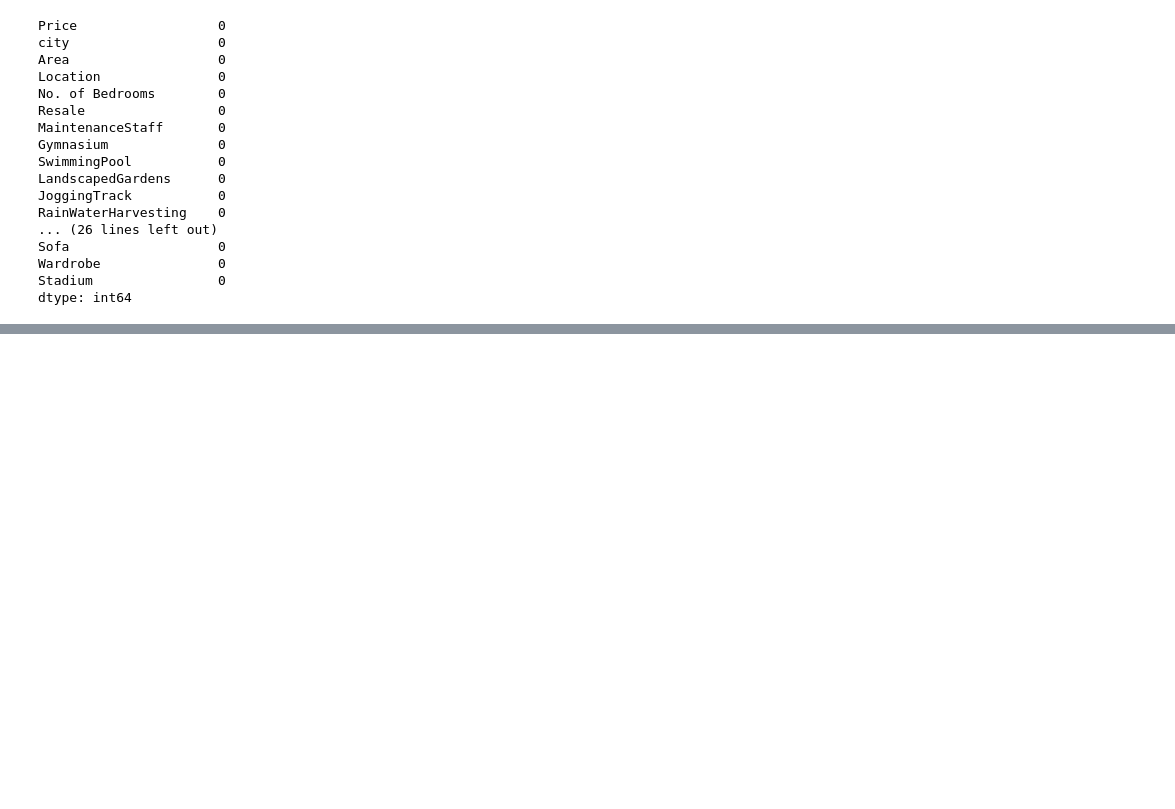
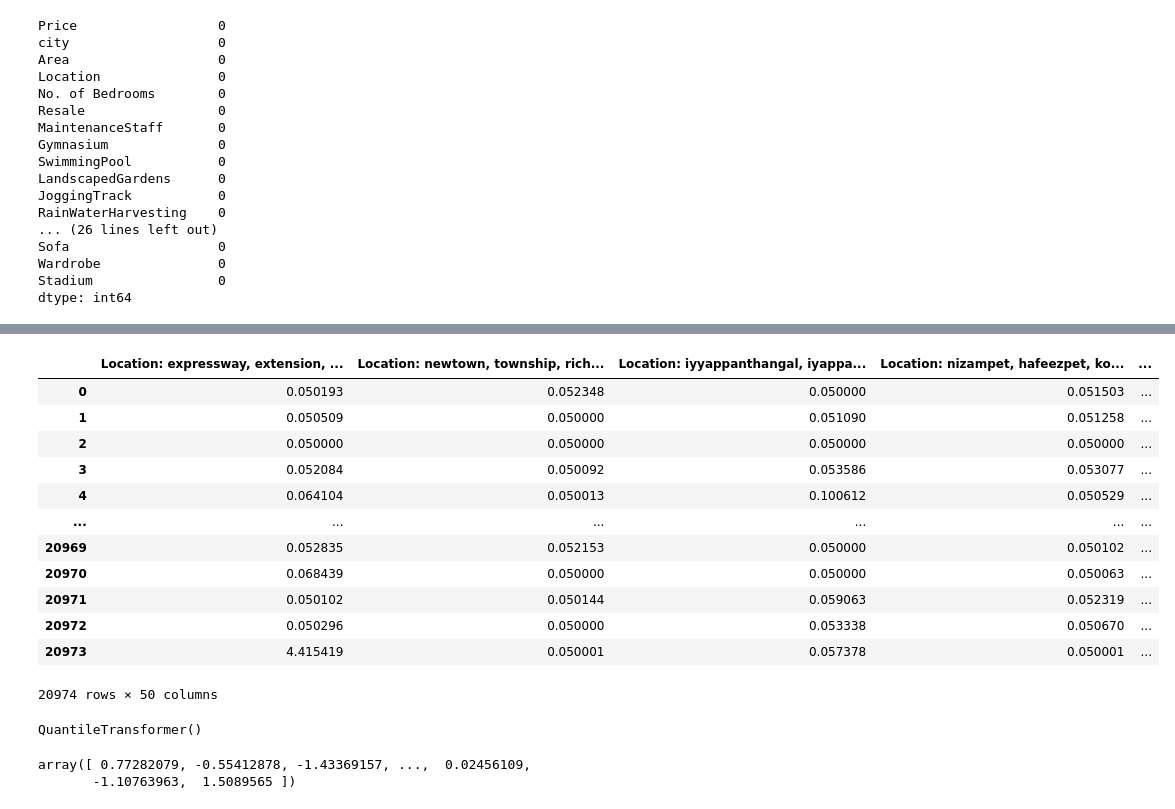
Before and after one commit to mmartinb75/ml_course_test, a Jupyter notebook: preprocesing_data.ipynb, the cells around one changed output, grey strips where cells are left out. Drawn from its saved outputs; the diff is of its cells as text; code cells hidden in the pictures; blank space fills up the shorter version.

```diff
--- a/preprocesing_data.ipynb
+++ b/preprocesing_data.ipynb
@@ -93,0 +137,7 @@ import
+# %%
+# procesar location.
+from skrub import GapEncoder
+
+gapEncoder = GapEncoder(n_components=50)
+# %%
+gapEncoder.fit(df_train['Location'])
@@ -93,0 +166,17 @@ import
+# %%
+cat_location_data = gapEncoder.transform(df_train['Location'])
+cat_location_data
+# %% [output]
+|  | Location: expressway, extension, ... | Location: newtown, township, rich... | Location: iyyappanthangal, iyappa... | Location: nizampet, hafeezpet, ko... | ... |
+| 0 | 0.050193 | 0.052348 | 0.050000 | 0.051503 | ... |
+| 1 | 0.050509 | 0.050000 | 0.051090 | 0.051258 | ... |
+| 2 | 0.050000 | 0.050000 | 0.050000 | 0.050000 | ... |
+| 3 | 0.052084 | 0.050092 | 0.053586 | 0.053077 | ... |
+| 4 | 0.064104 | 0.050013 | 0.100612 | 0.050529 | ... |
+| ... | ... | ... | ... | ... | ... |
+| 20969 | 0.052835 | 0.052153 | 0.050000 | 0.050102 | ... |
+| 20970 | 0.068439 | 0.050000 | 0.050000 | 0.050063 | ... |
+| 20971 | 0.050102 | 0.050144 | 0.059063 | 0.052319 | ... |
+| 20972 | 0.050296 | 0.050000 | 0.053338 | 0.050670 | ... |
+| 20973 | 4.415419 | 0.050001 | 0.057378 | 0.050001 | ... |
+20974 rows × 50 columns
@@ -93,0 +187,6 @@ import
+# %%
+price_Transformer.fit(df_train[['Price']])
+area_Transformer.fit(df_train[['Area']])
+beds_Transformer.fit(df_train[['No. of Bedrooms']])
+# %% [output]
+QuantileTransformer()
@@ -93,0 +209,5 @@ import
+# %%
+area_normal_scaled.flatten()
+# %% [output]
+array([ 0.77282079, -0.55412878, -1.43369157, ...,  0.02456109,
+       -1.10763963,  1.5089565 ])
```
Also changed, not shown: parts of 37 cells of this notebook.
